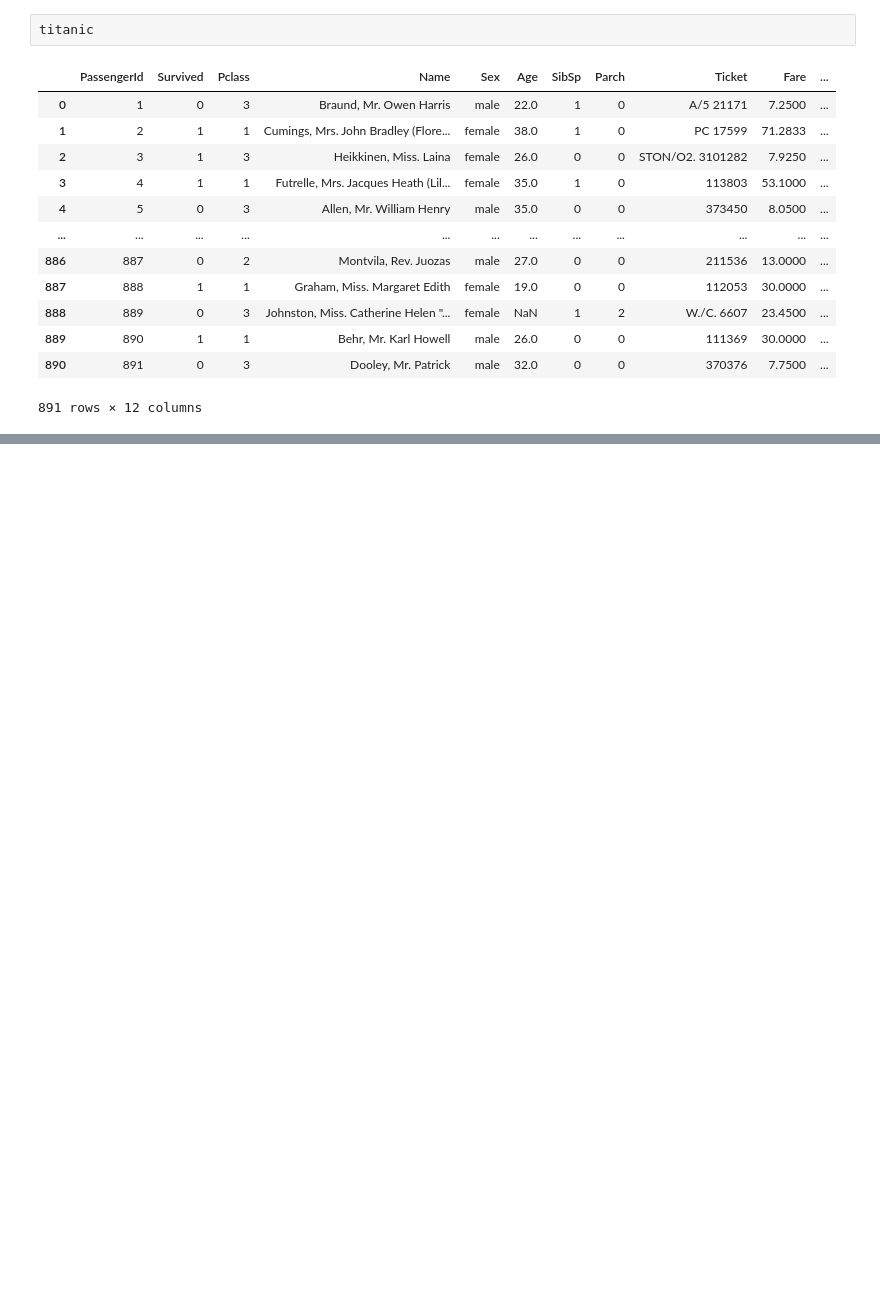
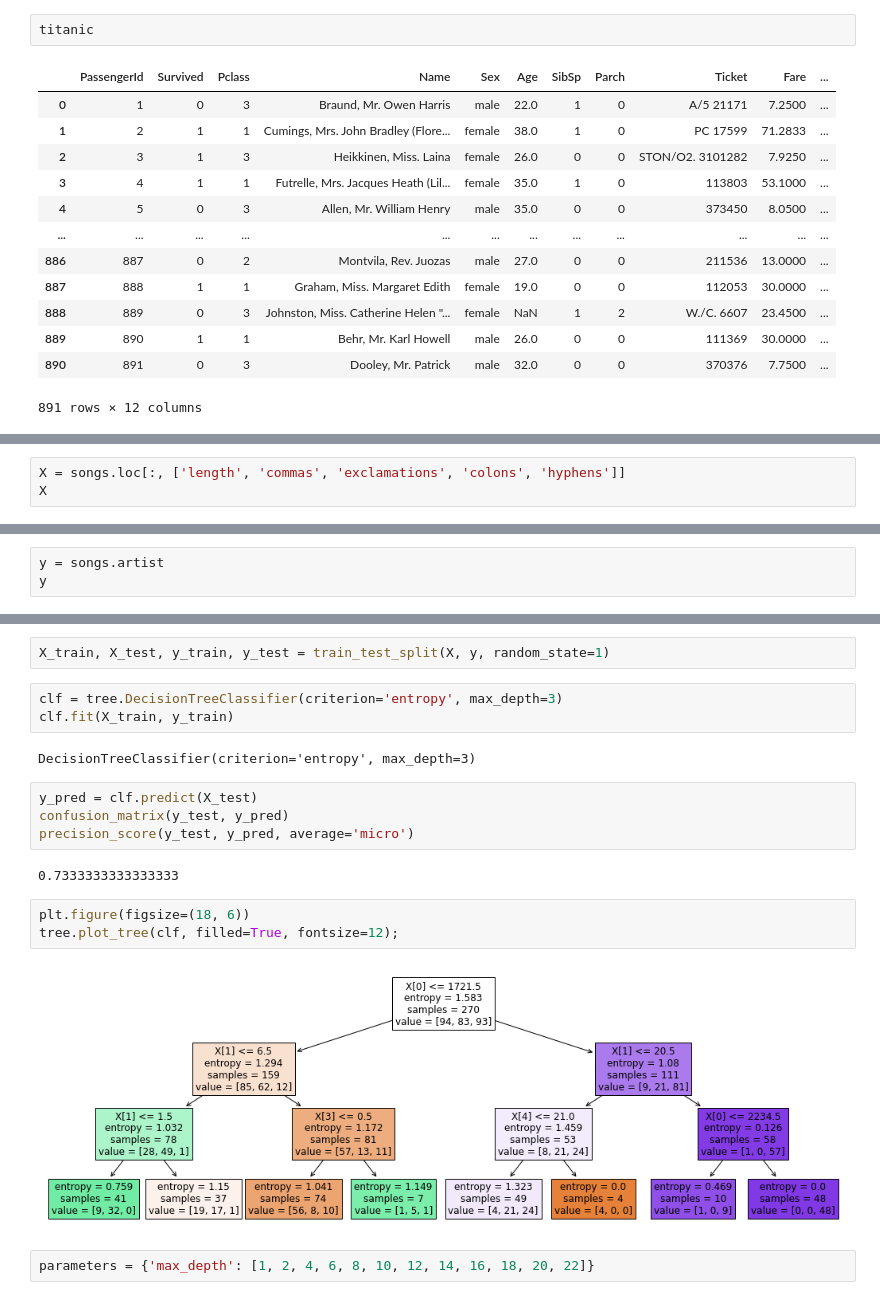
Before and after one commit to AndreyKurdyubov/Stepik_introML, a Jupyter notebook: Module 2.ipynb, the cells around one changed output, grey strips where cells are left out. Cells and saved outputs as stored; diff of their text form; blank space fills up the shorter version.

```diff
--- a/Module 2.ipynb
+++ b/Module 2.ipynb
@@ -153,0 +237,3 @@ titanic
+# %%
+X = songs.loc[:, ['length', 'commas', 'exclamations', 'colons', 'hyphens']]
+X
@@ -153,0 +254,3 @@ titanic
+# %%
+y = songs.artist
+y
@@ -153,0 +270,20 @@ titanic
+# %%
+X_train, X_test, y_train, y_test = train_test_split(X, y, random_state=1)
+# %%
+clf = tree.DecisionTreeClassifier(criterion='entropy', max_depth=3)
+clf.fit(X_train, y_train)
+# %% [output]
+DecisionTreeClassifier(criterion='entropy', max_depth=3)
+# %%
+y_pred = clf.predict(X_test)
+confusion_matrix(y_test, y_pred)
+precision_score(y_test, y_pred, average='micro')
+# %% [output]
+0.7333333333333333
+# %%
+plt.figure(figsize=(18, 6))
+tree.plot_tree(clf, filled=True, fontsize=12);
+# %% [output]
+[figure, added]
+# %%
+parameters = {'max_depth': [1, 2, 4, 6, 8, 10, 12, 14, 16, 18, 20, 22]}
```
Also changed, not shown: parts of 27 cells of this notebook, 9 other files.
